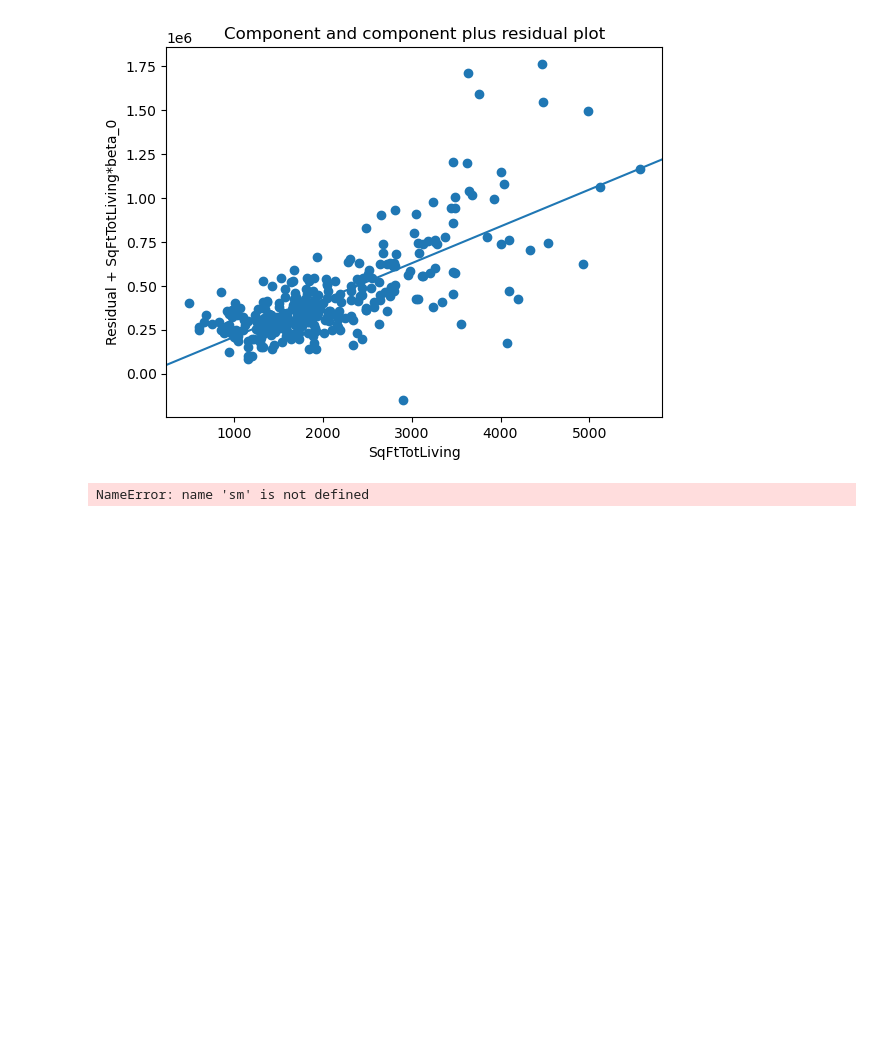
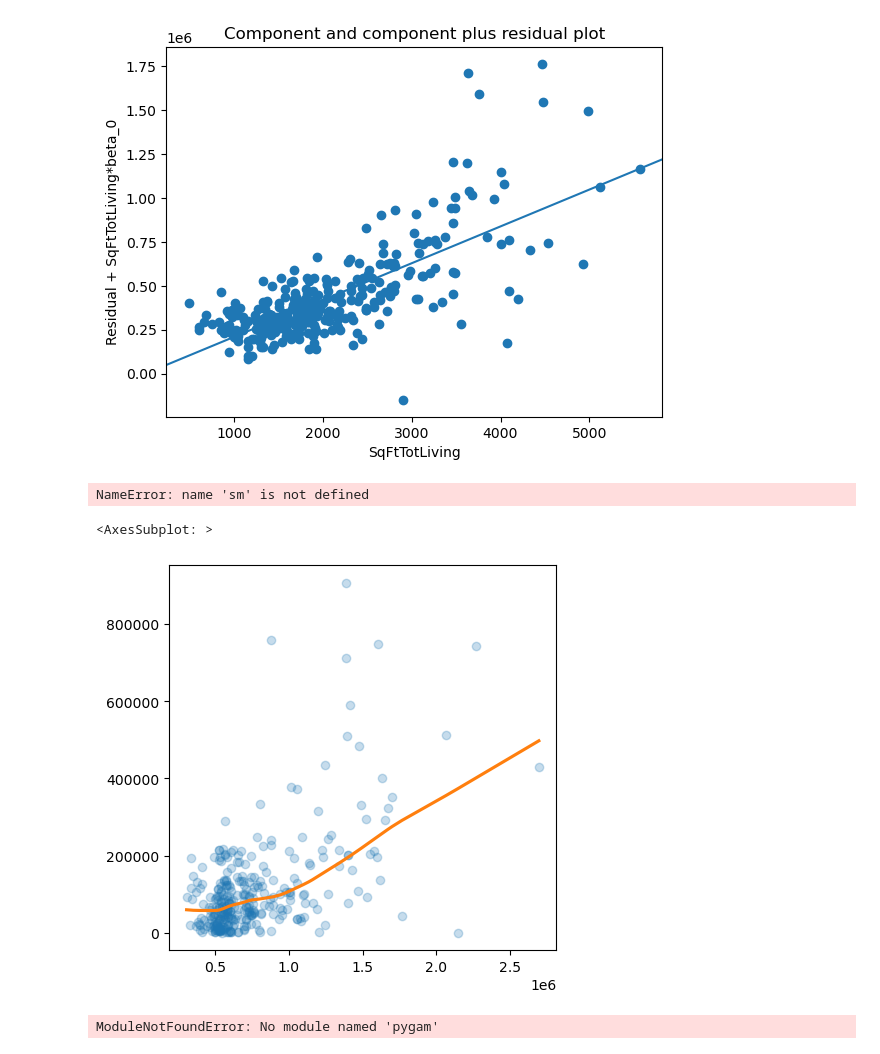
Before and after one commit to KBigForest/Bigforest_study, a Jupyter notebook: DataScience/BigForest's_code/CH4.ipynb, the cells around one changed output. Cells and saved outputs as stored; diff of their text form; code cells hidden in the pictures; blank space fills up the shorter version.

```diff
--- a/DataScience/BigForest's_code/CH4.ipynb
+++ b/DataScience/BigForest's_code/CH4.ipynb
@@ -547,0 +546,28 @@ formula = 'AdjSalePrice ~ bs(SqFtTotLiving, df=6, degree=3) + SqFtLot + Bathroom
+# %%
+formula = 'AdjSalePrice ~ bs(SqFtTotLiving, df=6, degree=3) + SqFtLot + Bathrooms + Bedrooms + BldgGrade'
+import statsmodels.api as sm
+model_spline = sm.OLS.from_formula(formula = formula, data=house_98105)
+results = model_spline.fit()
+results.summary()
+
+import seaborn as sns
+import matplotlib.pyplot as plt
+fig, ax = plt.subplots(figsize=(5, 5))
+sns.regplot(x = results.fittedvalues, y=np.abs(results.resid), scatter_kws={'alpha': 0.25}, line_kws={'color': 'C1'}, lowess=True, ax=ax)
+# %% [output]
+<AxesSubplot: >
+[figure, added]
+# %%
+# 필요한 라이브러리 import
+from pygam import LinearGAM
+
+# GAM 모델 생성
+gam = LinearGAM().fit(X, y)
+
+# 예측값 계산
+y_pred = gam.predict(X_new)
+
+# 모델 성능 평가
+gam.summary()
+# %% [output]
+ModuleNotFoundError: No module named 'pygam'
```
Also changed, not shown: parts of 4 cells of this notebook, 2 other files.
